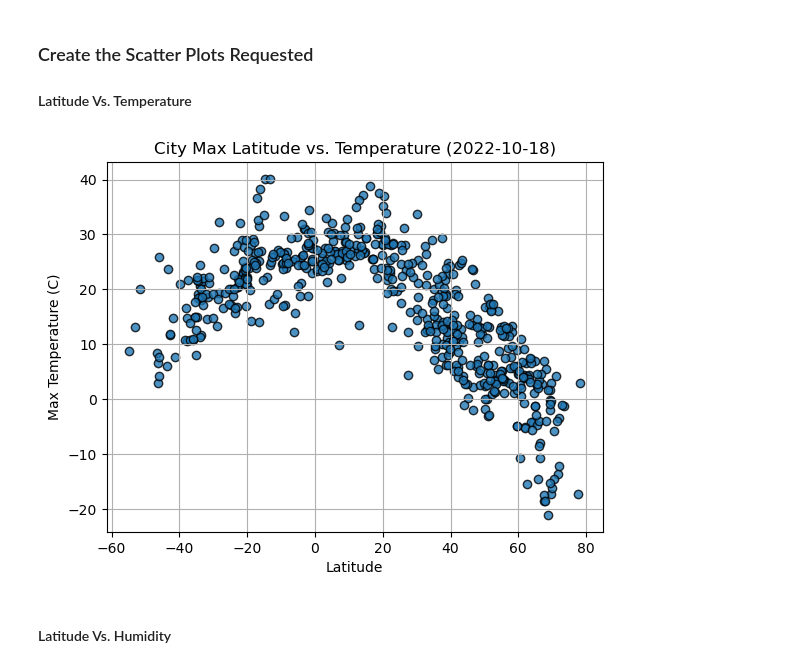
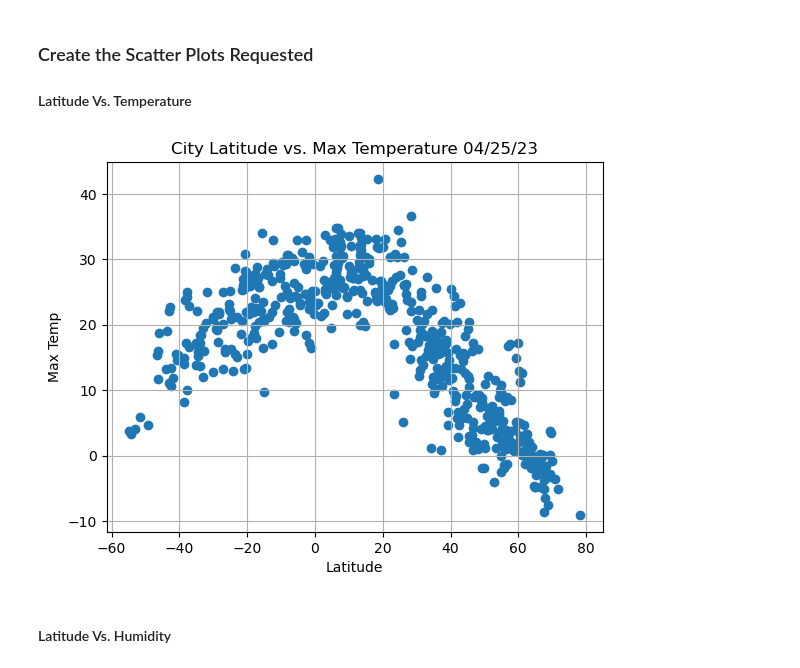
Before and after one commit to flormartinaus/API-Challenge, a Jupyter notebook: starter_code/WeatherPy.ipynb, the cells around one changed output. Cells and saved outputs as stored; diff of their text form; code cells hidden in the pictures.

```diff
--- a/starter_code/WeatherPy.ipynb
+++ b/starter_code/WeatherPy.ipynb
@@ -189,18 +190,24 @@ city_data_df.head()
 #### Latitude Vs. Temperature
 # %%
 # Build scatter plot for latitude vs. temperature
-# YOUR CODE HERE
+x_values = city_data_df["Lat"]
+y_values = city_data_df["Max Temp"]
+plt.scatter(x_values,y_values)
 
 # Incorporate the other graph properties
-# YOUR CODE HERE
+plt.title(f"City Latitude vs. Max Temperature" + time.strftime (" %x"))
+plt.grid(True)
+plt.xlabel("Latitude")
+plt.ylabel("Max Temp")
+
 
 # Save the figure
-plt.savefig("output_data/Fig1.png")
+##plt.savefig("output_data/Fig1.png")
 
 # Show plot
 plt.show()
 # %% [output]
-[figure, old version]
+[figure, new version]
 # %% [markdown]
 #### Latitude Vs. Humidity
 # %%
```
Also changed, not shown: parts of 34 cells of this notebook.
